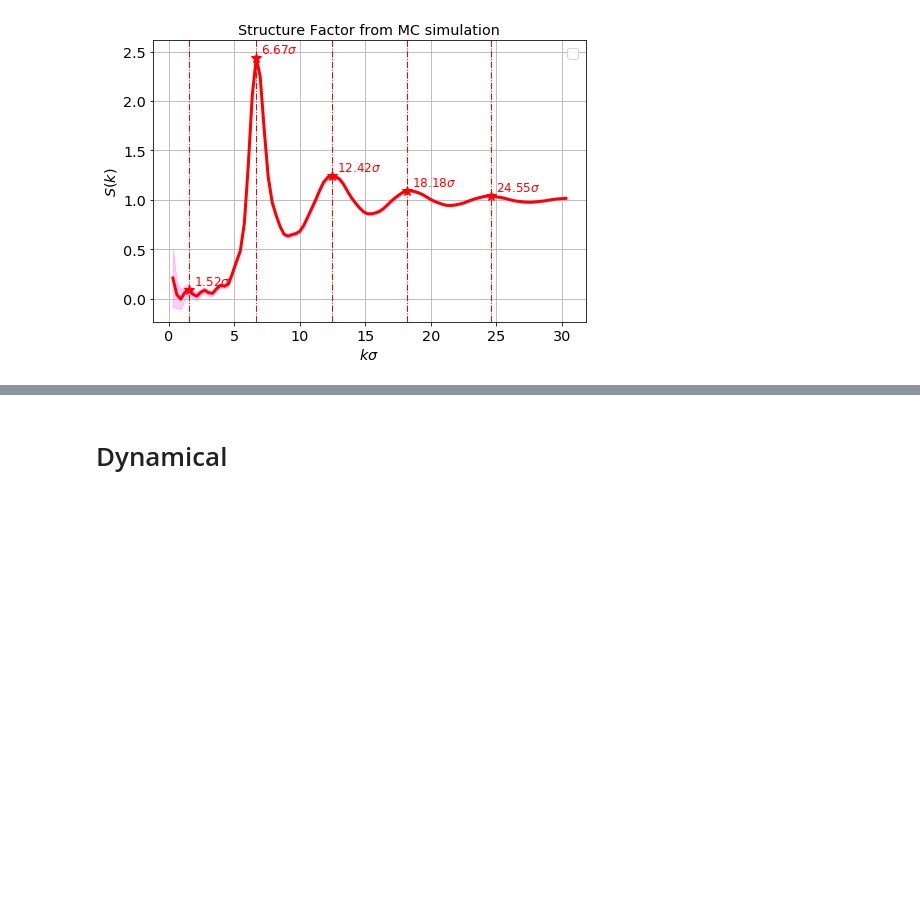
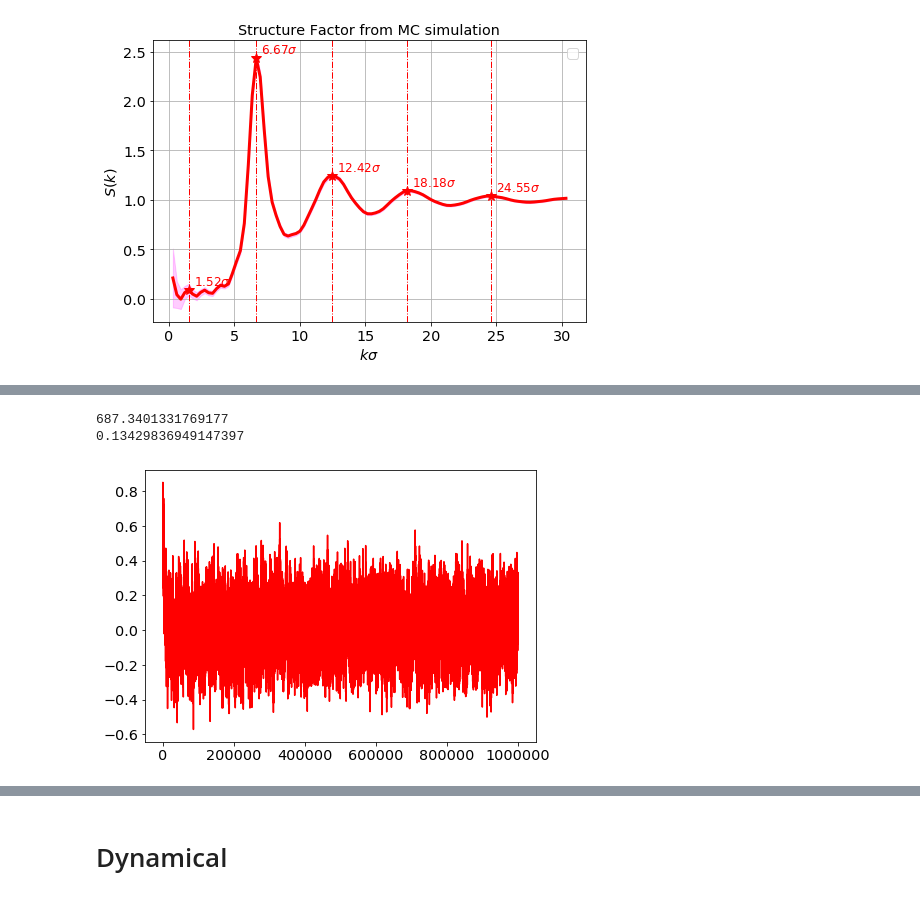
Before and after one commit to dforero0896/CSPS_Tasks, a Jupyter notebook: task2/src/task2.ipynb, the cells around one changed output, grey strips where cells are left out. Cells and saved outputs as stored; diff of their text form; code cells hidden in the pictures; blank space fills up the shorter version.

```diff
--- a/task2/src/task2.ipynb
+++ b/task2/src/task2.ipynb
@@ -28,6 +28,7 @@ pylab.rcParams.update(params)
 dt_s = 1e-14 #Timestep in Rahmann's paper
 sigma = 3.4e-10 #m
 tt = 4.6286E11
+e = 1.602e-19 #J/eV
 def LJ2SI_t(du):
     dtdu = (120*1.38e-23/6.69e-26)**-0.5 * 3.4e-10
     return du * dtdu
@@ -42,6 +43,7 @@ def LJ2SI_vacf(lj_vacf):
 M = 6.69e-26 #kg
 Treal = 94.4 #K
 kb = 1.38e-23 #m2 kg /s2/K
+epsilon = 120 * kb # J
 # %%
 
 data = np.loadtxt('../data/initial/md_equilib.out')
@@ -262,0 +268,8 @@ plt.plot(E_out_mc)
+# %%
+plt.plot(P_out_mc)
+print(np.mean(P_out_mc)*(sigma_P*epsilon/(sigma**3)))
+print(np.std(P_out_mc))
+# %% [output]
+687.3401331769177
+0.13429836949147397
+[figure, added]
```
Also changed, not shown: parts of 12 cells of this notebook, 12 other files.
